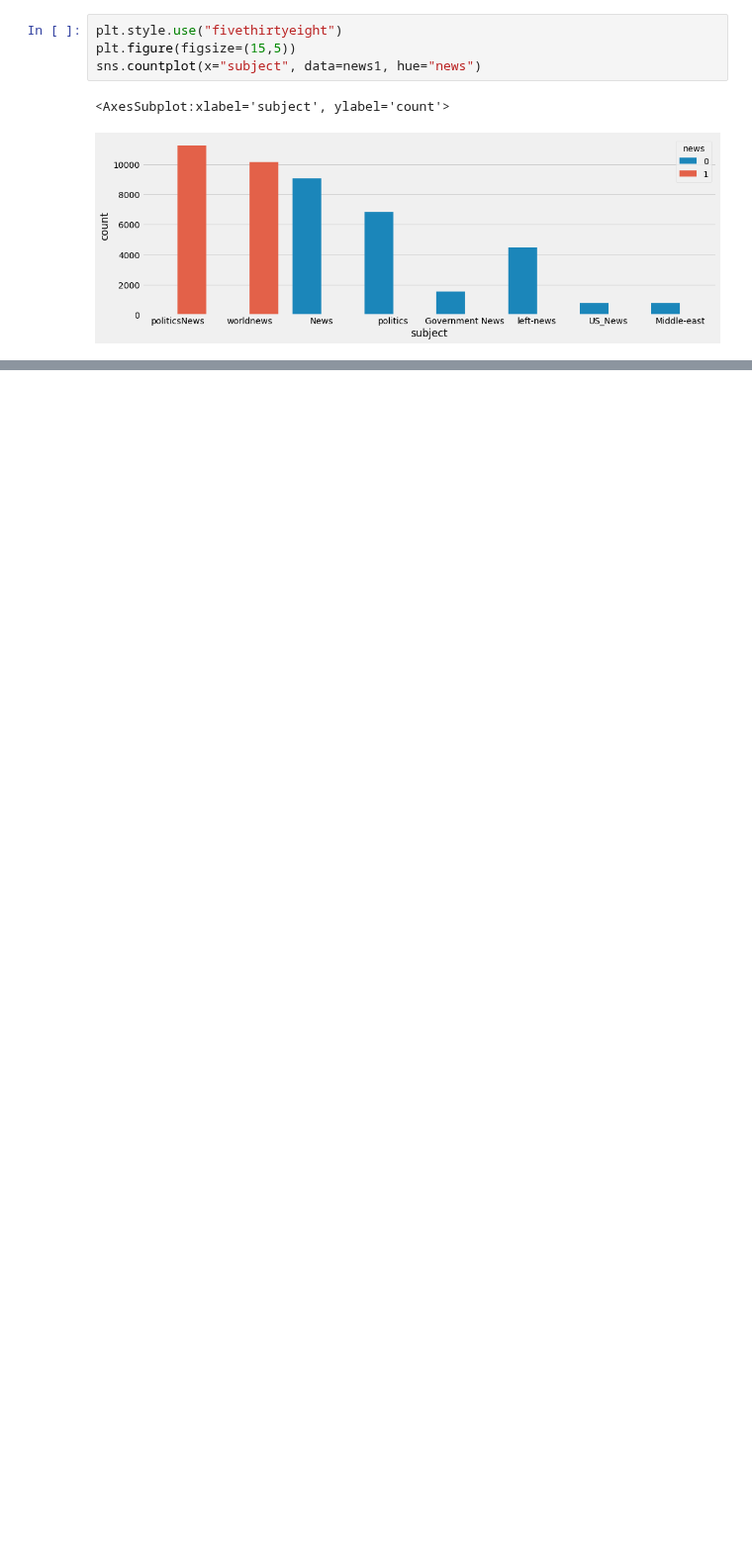
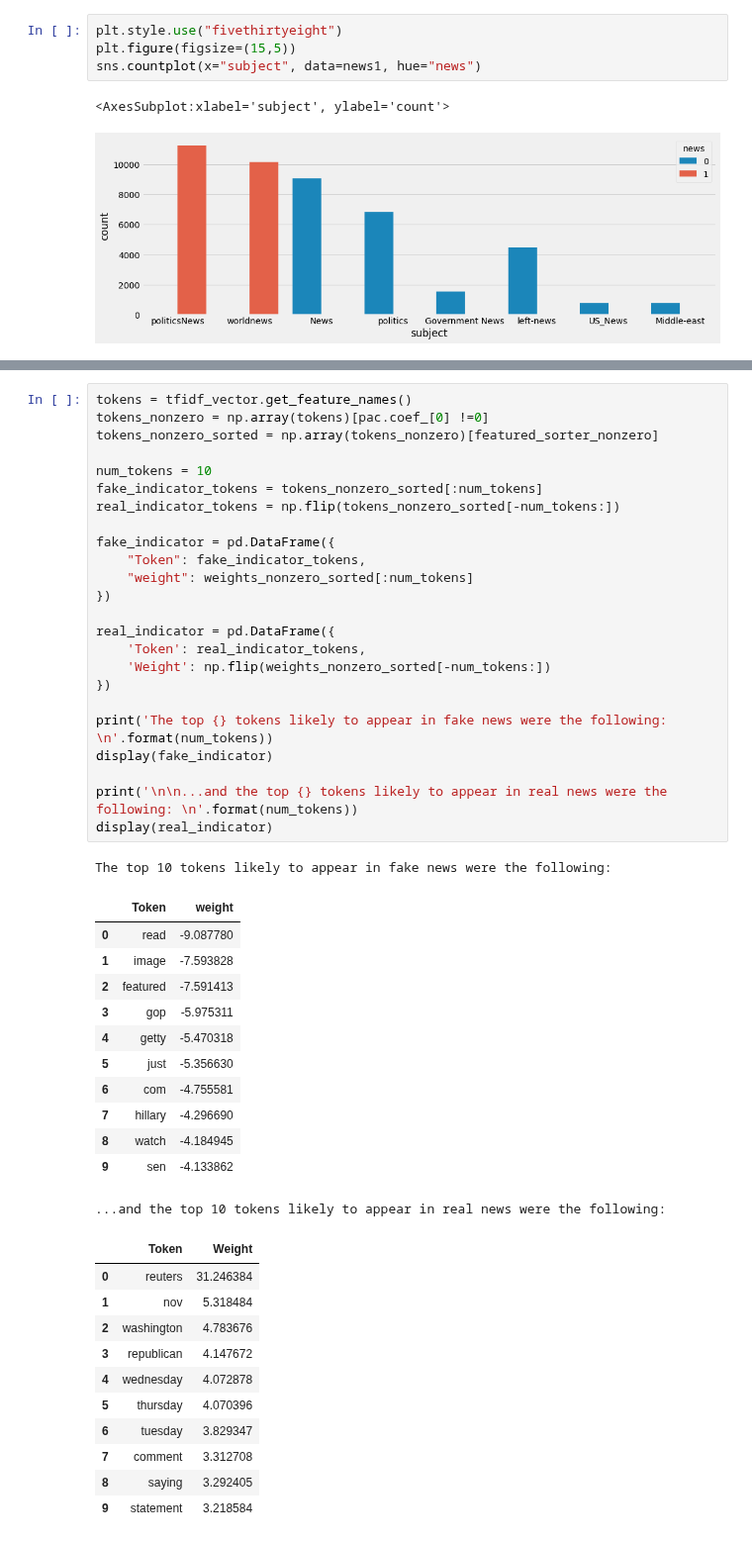
Before and after one commit to vishwan454/fakenews_prediction, a Jupyter notebook: fake_news_detection.ipynb, the cells around one changed output, grey strips where cells are left out. Shown at 99% size. Saved outputs shown, nothing was run; the diff lists cells and outputs as text; blank space fills up the shorter version.

```diff
--- a/fake_news_detection.ipynb
+++ b/fake_news_detection.ipynb
@@ -139,0 +168,49 @@ sns.countplot(x="subject", data=news1, hue="news")
+# %%
+tokens = tfidf_vector.get_feature_names()
+tokens_nonzero = np.array(tokens)[pac.coef_[0] !=0]
+tokens_nonzero_sorted = np.array(tokens_nonzero)[featured_sorter_nonzero]
+
+num_tokens = 10
+fake_indicator_tokens = tokens_nonzero_sorted[:num_tokens]
+real_indicator_tokens = np.flip(tokens_nonzero_sorted[-num_tokens:])
+
+fake_indicator = pd.DataFrame({
+    "Token": fake_indicator_tokens,
+    "weight": weights_nonzero_sorted[:num_tokens]
+})
+
+real_indicator = pd.DataFrame({
+    'Token': real_indicator_tokens,
+    'Weight': np.flip(weights_nonzero_sorted[-num_tokens:])
+})
+
+print('The top {} tokens likely to appear in fake news were the following: \n'.format(num_tokens))
+display(fake_indicator)
+
+print('\n\n...and the top {} tokens likely to appear in real news were the following: \n'.format(num_tokens))
+display(real_indicator)
+# %% [output]
+The top 10 tokens likely to appear in fake news were the following:
+|  | Token | weight |
+| 0 | read | -9.087780 |
+| 1 | image | -7.593828 |
+| 2 | featured | -7.591413 |
+| 3 | gop | -5.975311 |
+| 4 | getty | -5.470318 |
+| 5 | just | -5.356630 |
+| 6 | com | -4.755581 |
+| 7 | hillary | -4.296690 |
+| 8 | watch | -4.184945 |
+| 9 | sen | -4.133862 |
+...and the top 10 tokens likely to appear in real news were the following:
+|  | Token | Weight |
+| 0 | reuters | 31.246384 |
+| 1 | nov | 5.318484 |
+| 2 | washington | 4.783676 |
+| 3 | republican | 4.147672 |
+| 4 | wednesday | 4.072878 |
+| 5 | thursday | 4.070396 |
+| 6 | tuesday | 3.829347 |
+| 7 | comment | 3.312708 |
+| 8 | saying | 3.292405 |
+| 9 | statement | 3.218584 |
```
Also changed, not shown: parts of 10 cells of this notebook.
